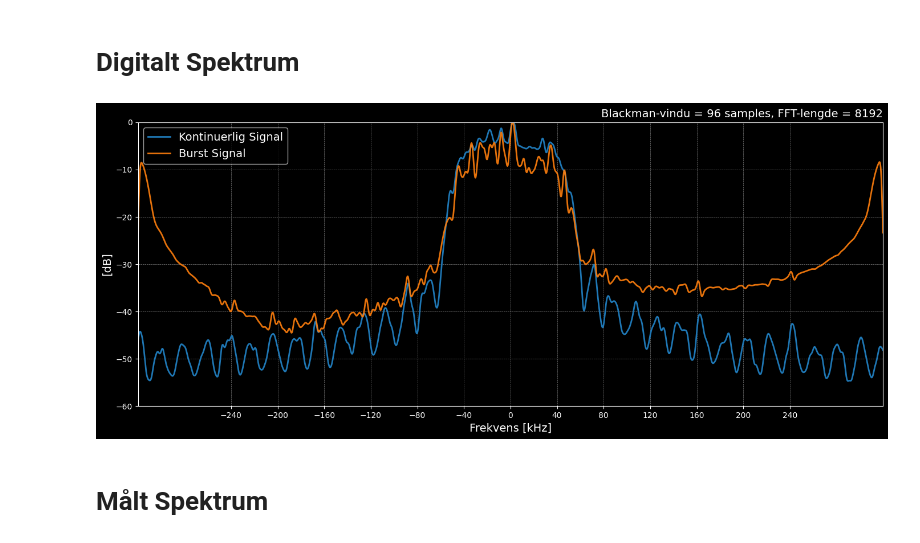
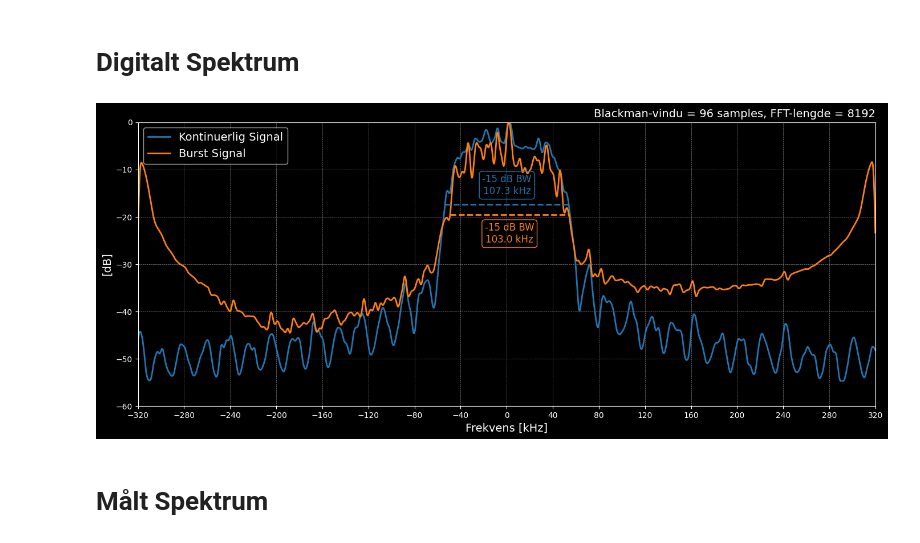
Before and after one commit to SkaugJr/TTT4145-Radiokommunikasjon, a Jupyter notebook: Prosjekt/Spektrum.ipynb, the cells around one changed output. Saved outputs shown, nothing was run; the diff lists cells and outputs as text; code cells hidden in the pictures.

```diff
--- a/Prosjekt/Spektrum.ipynb
+++ b/Prosjekt/Spektrum.ipynb
@@ -42,38 +42,80 @@ def log_power_spectrum(spectrum):
 spektrum_kont = np.fft.fftshift(np.fft.fft(kont_data, n=fft_len))
 spektrum_kont_dB = log_power_spectrum(spektrum_kont)
 spektrum_kont_dB = np.convolve(spektrum_kont_dB, filter_window, mode='same')
 spektrum_kont_dB -= spektrum_kont_dB.max()
 
 # --- Burst-spektrum ---
 spektrum_burst = np.fft.fftshift(np.fft.fft(burst_data, n=fft_len))
 spektrum_burst_dB = log_power_spectrum(spektrum_burst)
 spektrum_burst_dB = np.convolve(spektrum_burst_dB, filter_window, mode='same')
 spektrum_burst_dB -= spektrum_burst_dB.max()
 
 freqs = np.fft.fftshift(np.fft.fftfreq(fft_len, 1/samp_rate)) / 1e3
 
+# --- Båndwidth og frekvens ---
+
+bw_threshold = -15 # threshold bellow rolling average maximum
+bws = {}
+bws_threshold = {}
+freqs_upper = {}
+freqs_lower = {}
+
+freq_limit = 80  # kHz
+freq_mask = np.abs(freqs) <= freq_limit
+
+# Filtrert frekvensakse
+freqs_limited = freqs[freq_mask]
+
+for signal, spectrum_dB in zip(['Kontinuerlig', 'Burst'], [spektrum_kont_dB, spektrum_burst_dB]):
+    # Finn indekser for båndwidth og frekvenser mellom +- 80 kHz
+    spectrum_limited = spectrum_dB[freq_mask]
+    spectrum_series = pd.Series(spectrum_limited)  # Convert numpy array to pandas Series
+    max_value = spectrum_series.rolling(window=200, center=True).mean().max()
+    threshold = max_value + bw_threshold
+    bws_threshold[signal] = threshold
+    indices = np.where(spectrum_dB >= threshold)[0]
+    indecies = indices[freq_mask[indices]]  # Filter indices based on frequency mask
+    if len(indices) > 0:
+        lower_index = indecies[0]
+        upper_index = indecies[-1]
+        freqs_lower[signal] = freqs[lower_index]
+        freqs_upper[signal] = freqs[upper_index]
+        bws[signal] = freqs_upper[signal] - freqs_lower[signal]
 
 # === PLOTTING ===
 colors = ['tab:blue', 'tab:orange']
 plt.figure(figsize=(14, 6))
 plt.plot(freqs, spektrum_kont_dB, color=colors[0], label='Kontinuerlig Signal', linewidth=2)
-plt.plot(freqs, spektrum_burst_dB, color=colors[1], label='Burst Signal', linewidth=2, alpha=0.9)
+plt.plot(freqs, spektrum_burst_dB, color=colors[1], label='Burst Signal', linewidth=2)
+
+for signal, color in zip(['Kontinuerlig', 'Burst'], colors):
+    plt.plot([freqs_lower[signal], freqs_upper[signal]], [bws_threshold[signal], bws_threshold[signal]],
+             color=color, linestyle='--', linewidth=2)
+    if signal == 'Kontinuerlig':
+        va_obj = 'bottom'
+        y_obj = 1
+    else:
+        va_obj = 'top'
+        y_obj = -1
+    plt.annotate(f'{bw_threshold} dB BW\n{bws[signal]:.1f} kHz',
+                 xy=((freqs_upper[signal]+freqs_lower[signal])/2, bws_threshold[signal]), xytext=(0, y_obj*10), textcoords='offset points', color=color, fontsize=12,
+                 ha='center', va=va_obj, bbox=dict(boxstyle='round,pad=0.3', edgecolor=color, facecolor='none'))
 
 plt.annotate(f'{window_func_name.title()}-vindu = {window_size} samples, FFT-lengde = {fft_len}',
              xy=(1, 1.01), xycoords='axes fraction', fontsize=14, ha='right', va='bottom')
 plt.xlabel('Frekvens [kHz]', fontsize=14)
 plt.ylabel('[dB]', fontsize=14)
 plt.legend(loc='upper left', fontsize=14)
-plt.xticks(np.arange(-240, 241, 40))
-plt.xlim(min(freqs), max(freqs))
+plt.xticks(np.arange(-320, 321, 40))
+plt.xlim(-320, 320)
 plt.yticks(np.arange(-60, 1, 10))
 plt.ylim(-60, 0)
 plt.grid(color='gray', linestyle='--', linewidth=0.5)
 plt.tight_layout()
-plt.savefig('Figurer/Tx_spektrum.pdf', format="pdf", bbox_inches='tight')
+plt.savefig('Figurer/Tx_spektrum.pdf', bbox_inches='tight')
 plt.show()
 # %% [output]
-[figure, old version]
+[figure, new version]
 # %% [markdown]
 # Målt Spektrum
 # %% [markdown]
```
Also changed, not shown: parts of 3 cells of this notebook, 4 other files.
